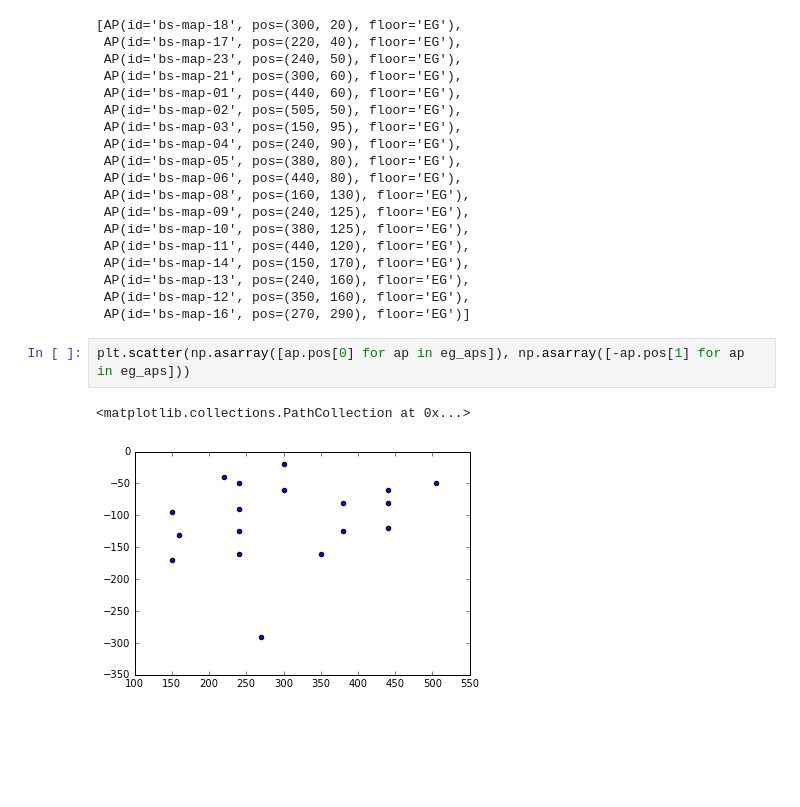
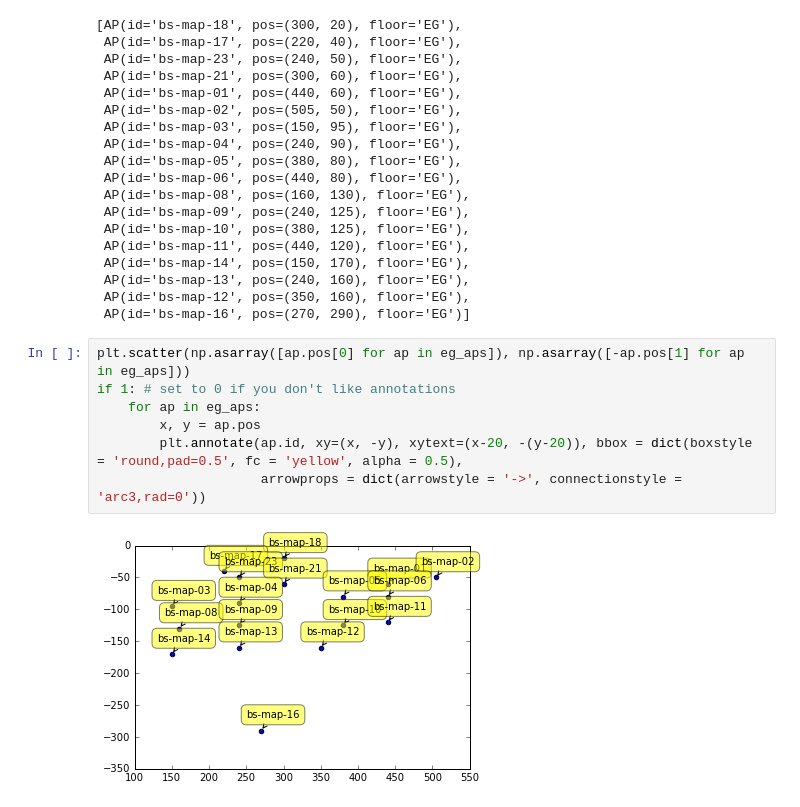
Before and after one commit to dnswlt/jupyter-playground, a Jupyter notebook: Random_Heatmap.ipynb, the cells around one changed output. Saved outputs shown, nothing was run; the diff lists cells and outputs as text; blank space fills up the shorter version.

Commit message:
Annotations added

```diff
--- a/Random_Heatmap.ipynb
+++ b/Random_Heatmap.ipynb
@@ -61,8 +61,12 @@ eg_aps
  AP(id='bs-map-13', pos=(240, 160), floor='EG'),
  AP(id='bs-map-12', pos=(350, 160), floor='EG'),
  AP(id='bs-map-16', pos=(270, 290), floor='EG')]
-# %%
-plt.scatter(np.asarray([ap.pos[0] for ap in eg_aps]), np.asarray([-ap.pos[1] for ap in eg_aps]))
-# %% [output]
-<matplotlib.collections.PathCollection at 0x...>
-[figure, removed]
+# %%
+plt.scatter(np.asarray([ap.pos[0] for ap in eg_aps]), np.asarray([-ap.pos[1] for ap in eg_aps]))
+if 1: # set to 0 if you don't like annotations
+    for ap in eg_aps:
+        x, y = ap.pos
+        plt.annotate(ap.id, xy=(x, -y), xytext=(x-20, -(y-20)), bbox = dict(boxstyle = 'round,pad=0.5', fc = 'yellow', alpha = 0.5),
+                     arrowprops = dict(arrowstyle = '->', connectionstyle = 'arc3,rad=0'))
+# %% [output]
+[figure, added]
```
